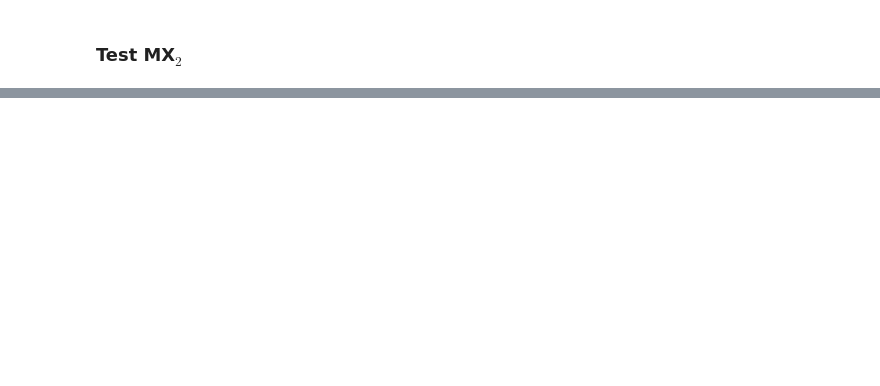
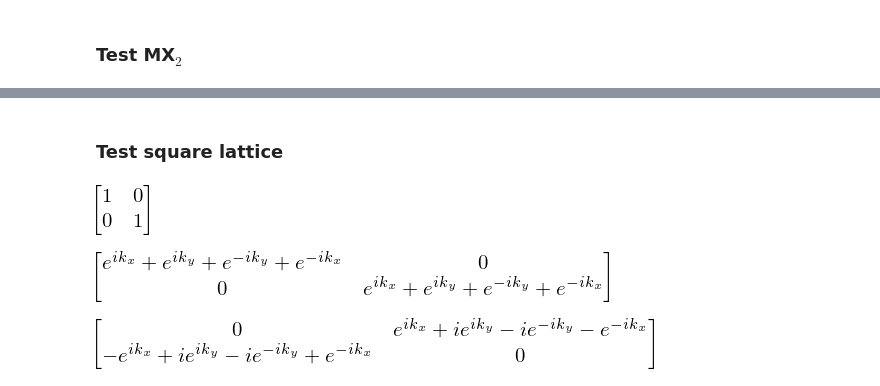
Before and after one commit to quantum-tinkerer/qsymm, a Jupyter notebook: model_to_kwant.ipynb, the cells around one changed output, grey strips where cells are left out. Saved outputs shown, nothing was run; the diff lists cells and outputs as text; code cells hidden in the pictures; blank space fills up the shorter version.

```diff
--- a/model_to_kwant.ipynb
+++ b/model_to_kwant.ipynb
@@ -218,0 +288,32 @@ c1*e**(-I*k_x/2 + sqrt(3)*I*k_y/2):
+# %% [markdown]
+### Test square lattice
+# %%
+s = qsymm.groups.spin_matrices(1/2)
+
+# Time reversal
+TR = qsymm.PointGroupElement(sympy.eye(2), True, False,
+                             qsymm.groups.spin_rotation(2 * np.pi * np.array([0, 1/2, 0]), s))
+
+# Mirror symmetry
+Mx = qsymm.PointGroupElement(sympy.Matrix([[-1, 0], [0, 1]]), False, False,
+                             qsymm.groups.spin_rotation(2 * np.pi * np.array([1/2, 0, 0]), s))
+
+# Fourfold
+C4 = qsymm.PointGroupElement(sympy.Matrix([[0, 1], [-1, 0]]), False, False,
+                             qsymm.groups.spin_rotation(2 * np.pi * np.array([0, 0, 1/4]), s))
+
+symmetries = [TR, Mx, C4]
+# %%
+# One site per unit cell (M atom), with three orbitals
+norbs = OrderedDict({'M': 2})
+# %%
+# Hopping to a neighbouring atom one primitive lattice vector away
+hopping_vectors = [('M', 'M', [1, 0])]
+# %%
+family = qsymm.bloch_family(hopping_vectors, symmetries, norbs)
+# %%
+qsymm.display_family(family, nsimplify=True)
+# %% [output]
+[figure, added]
+[figure, added]
+[figure, added]
```
Also changed, not shown: parts of 38 cells of this notebook.
